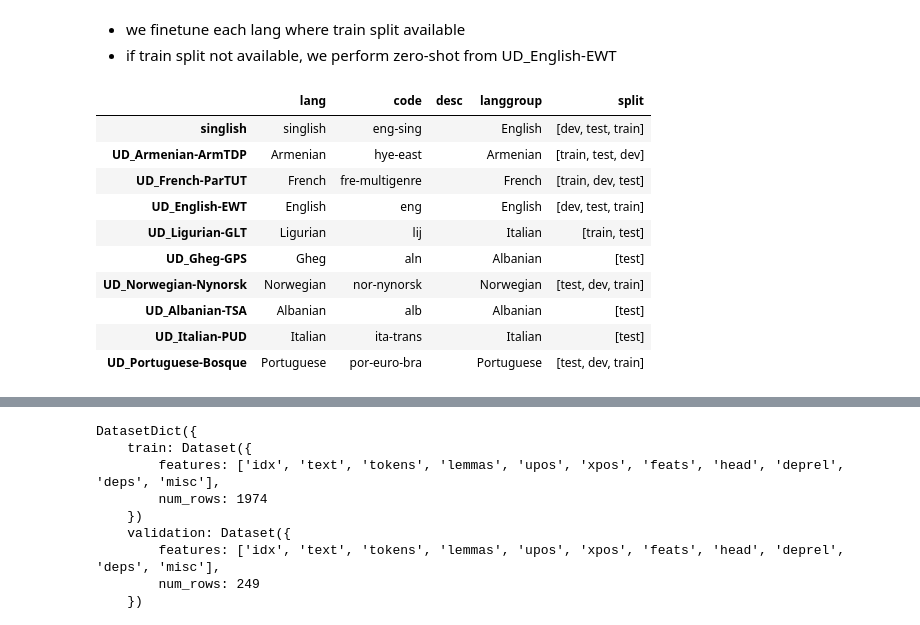
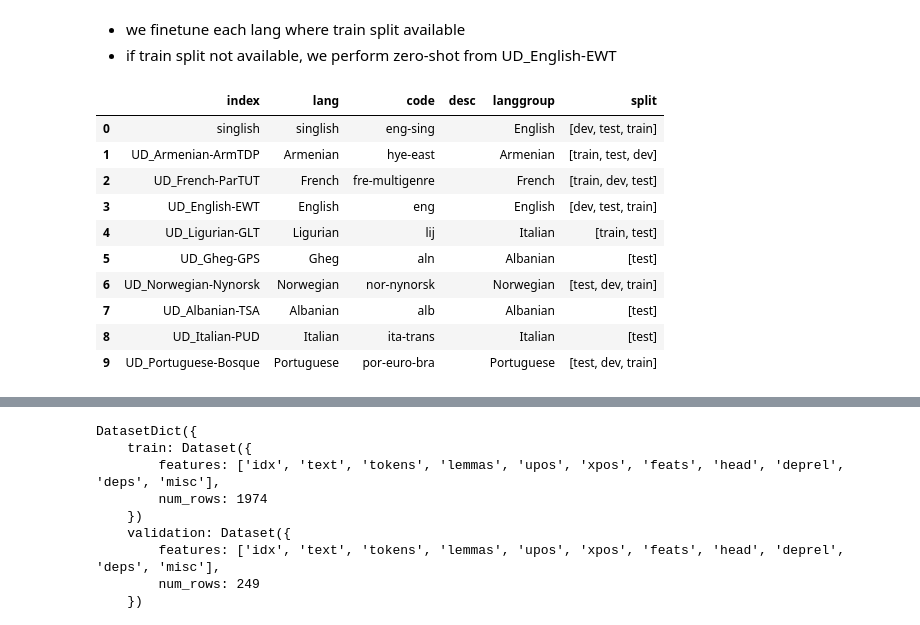
Before and after one commit to ffaisal93/DialectBench, a Jupyter notebook: explore_data.ipynb, the cells around one changed output, grey strips where cells are left out. Cells and saved outputs as stored; diff of their text form; code cells hidden in the pictures.

```diff
--- a/explore_data.ipynb
+++ b/explore_data.ipynb
@@ -28,19 +28,21 @@ f.close()
 - if train split not available, we perform zero-shot from UD_English-EWT
 # %%
 all_lang=pd.DataFrame(metadata).T
+all_lang.reset_index(level=0, inplace=True)
+# all_lang['lang-code'] = list(all_lang.index)
 all_lang.head(10)
 # %% [output]
-|  | lang | code | desc | langgroup | split |
-| singlish | singlish | eng-sing |  | English | [dev, test, train] |
-| UD_Armenian-ArmTDP | Armenian | hye-east |  | Armenian | [train, test, dev] |
-| UD_French-ParTUT | French | fre-multigenre |  | French | [train, dev, test] |
-| UD_English-EWT | English | eng |  | English | [dev, test, train] |
-| UD_Ligurian-GLT | Ligurian | lij |  | Italian | [train, test] |
-| UD_Gheg-GPS | Gheg | aln |  | Albanian | [test] |
-| UD_Norwegian-Nynorsk | Norwegian | nor-nynorsk |  | Norwegian | [test, dev, train] |
-| UD_Albanian-TSA | Albanian | alb |  | Albanian | [test] |
-| UD_Italian-PUD | Italian | ita-trans |  | Italian | [test] |
-| UD_Portuguese-Bosque | Portuguese | por-euro-bra |  | Portuguese | [test, dev, train] |
+|  | index | lang | code | desc | langgroup | split |
+| 0 | singlish | singlish | eng-sing |  | English | [dev, test, train] |
+| 1 | UD_Armenian-ArmTDP | Armenian | hye-east |  | Armenian | [train, test, dev] |
+| 2 | UD_French-ParTUT | French | fre-multigenre |  | French | [train, dev, test] |
+| 3 | UD_English-EWT | English | eng |  | English | [dev, test, train] |
+| 4 | UD_Ligurian-GLT | Ligurian | lij |  | Italian | [train, test] |
+| 5 | UD_Gheg-GPS | Gheg | aln |  | Albanian | [test] |
+| 6 | UD_Norwegian-Nynorsk | Norwegian | nor-nynorsk |  | Norwegian | [test, dev, train] |
+| 7 | UD_Albanian-TSA | Albanian | alb |  | Albanian | [test] |
+| 8 | UD_Italian-PUD | Italian | ita-trans |  | Italian | [test] |
+| 9 | UD_Portuguese-Bosque | Portuguese | por-euro-bra |  | Portuguese | [test, dev, train] |
 # %%
 #explore a single lang
 lang='UD_Armenian-ArmTDP'
```
Also changed, not shown: parts of 25 cells of this notebook, 1 other file.
